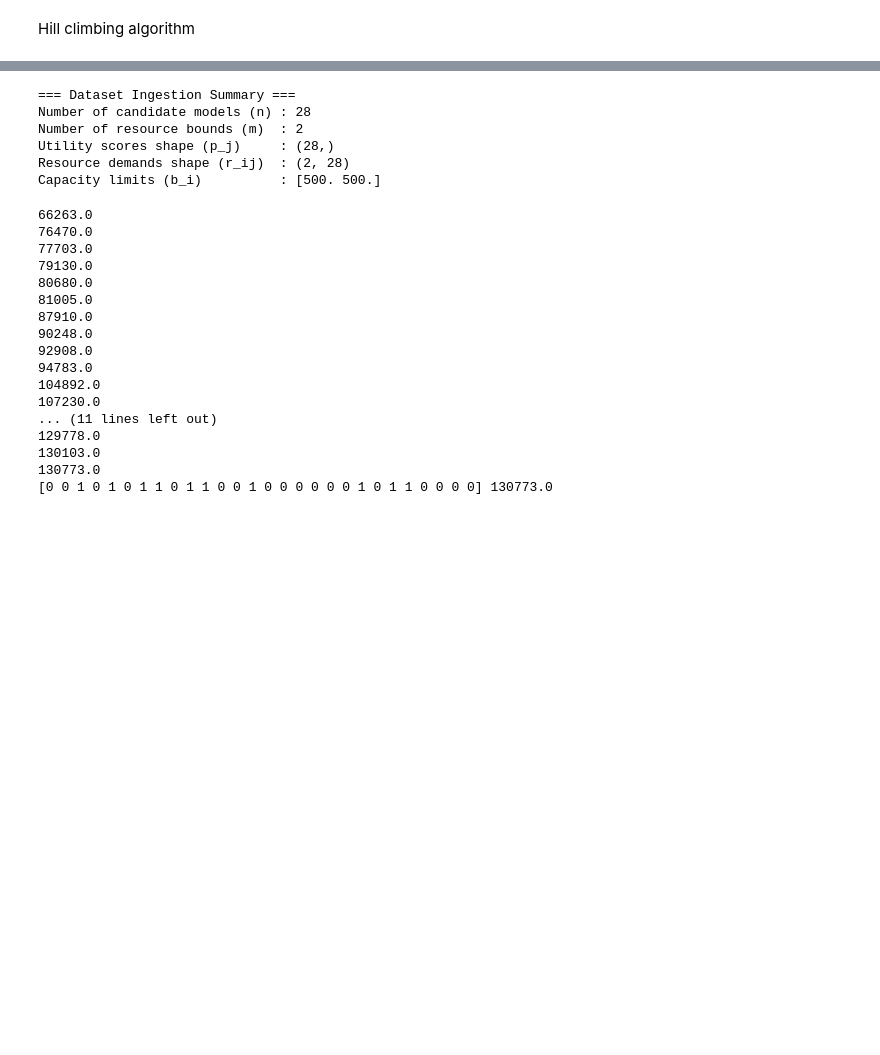
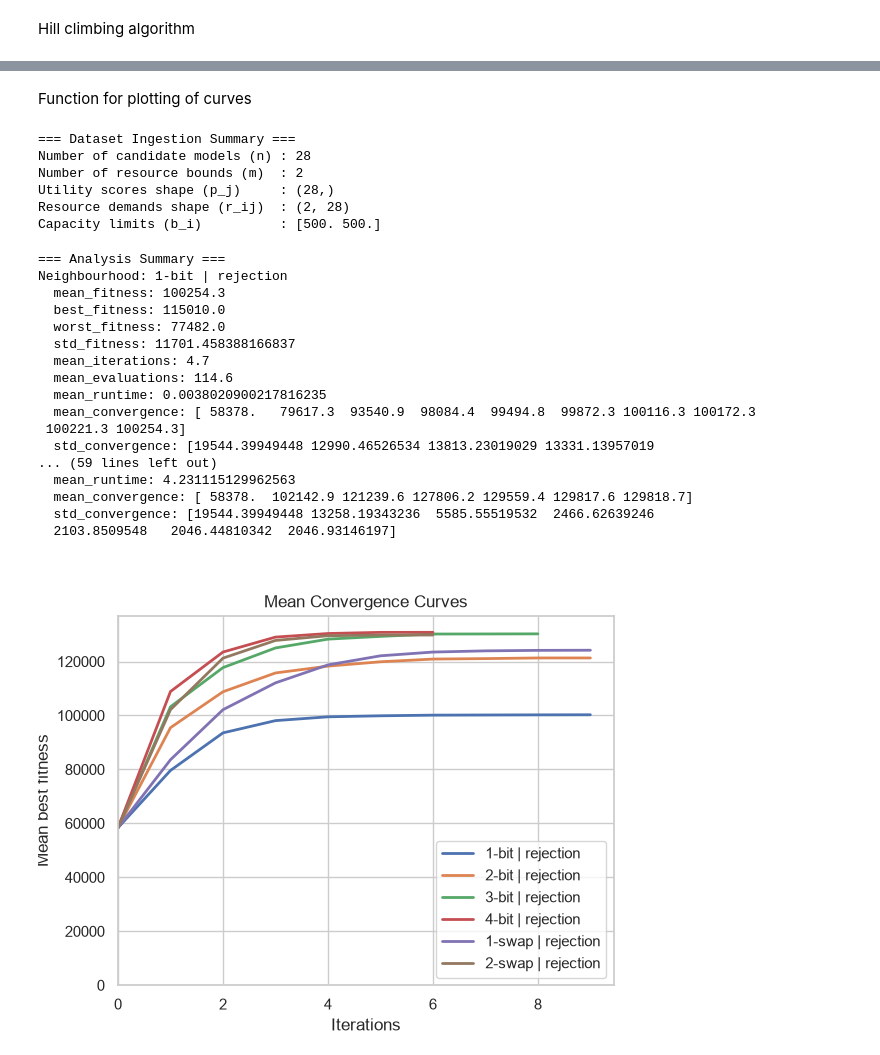
Before and after one commit to Aazm-0/university-assigments, a Jupyter notebook: metahuristics/notebooks/assigment.ipynb, the cells around one changed output, grey strips where cells are left out. Drawn from its saved outputs; the diff is of its cells as text; code cells hidden in the pictures; blank space fills up the shorter version.

```diff
--- a/metahuristics/notebooks/assigment.ipynb
+++ b/metahuristics/notebooks/assigment.ipynb
@@ -21,7 +30,7 @@ def is_feasible(x:np.ndarray,r:np.ndarray,b:np.ndarray):
 # %% [markdown]
 Helper: Generation of initial state using seed so its reproducible
 # %%
-rng = np.random.default_rng(44)
+# rng = np.random.default_rng(44)
 def generate_initial_state(seed,size:int,demands,capacities):
     # Will repeat until initial feasible state is acquired although the deterministic first value for seed 42 is feasible anywhay
     while True:
@@ -62,19 +155,20 @@ def generate_neighbours_multi_bit(x:np.ndarray,k:int):
 Neigbourhood selction function
 # %%
 # Choosing a better neighbour
-def best_neighbour(x:np.ndarray,p:np.ndarray,r:np.ndarray,b,m:callable,*args):
-    neighbours = m(x,*args)
+def best_neighbour(x:np.ndarray,p:np.ndarray,r:np.ndarray,b,m:callable,constraint_handler,*args):
+    neighbours = constraint_handler(m(x,*args),p,r,b)
     best_state = None
     best_fitness = fitness(x,p)
-
+    evaluations = 0
     for neighbour in neighbours:
-        if is_feasible(neighbour,r,b):
+        # if is_feasible(neighbour,r,b): This is now modular
             neighbour_fitness = fitness(neighbour,p)
+            evaluations += 1
             if neighbour_fitness > best_fitness:
                 best_state = neighbour
                 best_fitness = neighbour_fitness
-                print(best_fitness)
-    return best_state, best_fitness
+                # print(best_fitness)
+    return best_state, best_fitness, evaluations
 # %% [markdown]
 Hill climbing algorithm
 # %%
@@ -87,0 +216,14 @@ def hill_climbing(state,utilities,demands,capacities,mutation,*args):
+# %%
+neighbourhoods = {
+    "1-bit" : (generate_neighbour_single_bit,()),
+    "2-bit" : (generate_neighbours_multi_bit,(2,)),
+    "3-bit" : (generate_neighbours_multi_bit,(3,)),
+    "4-bit" : (generate_neighbours_multi_bit,(4,)),
+    "1-swap" : (generate_neighbours_multi_swap,(1,)),
+    "2-swap" : (generate_neighbours_multi_swap,(2,)),
+}
+
+constraint_handlers = {
+    "rejection" : constraint_handling_rejection,
+    # "greedy_repair" : constraint_handling_greedy_repair
+}
@@ -87,0 +316,2 @@ def hill_climbing(state,utilities,demands,capacities,mutation,*args):
+# %% [markdown]
+Function for plotting of curves
@@ -101,24 +408,28 @@ Utility scores shape (p_j)     : (28,)
 Resource demands shape (r_ij)  : (2, 28)
 Capacity limits (b_i)          : [500. 500.]
 # %%
-x = generate_initial_state(rng,28,demands,capacities)
-best_state,best_fitness = hill_climbing(x,utilities,demands,capacities,generate_neighbours_multi_bit,3)
-print(best_state,best_fitness)
+results = run_exp(neighbourhoods,10,utilities,demands,capacities,constraint_handlers=constraint_handlers)
+analysis = analyse_results(results)
+print("=== Analysis Summary ===")
+for name,metrics in analysis.items():
+    print(f"Neighbourhood: {name}")
+    for metric_name, value in metrics.items():
+        print(f"  {metric_name}: {value}")
 # %% [output]
-66263.0
-76470.0
-77703.0
-79130.0
-80680.0
-81005.0
-87910.0
-90248.0
-92908.0
-94783.0
-104892.0
-107230.0
-... (11 lines left out)
-129778.0
-130103.0
-130773.0
-[0 0 1 0 1 0 1 1 0 1 1 0 0 1 0 0 0 0 0 0 1 0 1 1 0 0 0 0] 130773.0
+=== Analysis Summary ===
+Neighbourhood: 1-bit | rejection
+  mean_fitness: 100254.3
+  best_fitness: 115010.0
+  worst_fitness: 77482.0
+  std_fitness: 11701.458388166837
+  mean_iterations: 4.7
+  mean_evaluations: 114.6
+  mean_runtime: 0.0038020900217816235
+  mean_convergence: [ 58378.   79617.3  93540.9  98084.4  99494.8  99872.3 100116.3 100172.3
+ 100221.3 100254.3]
+  std_convergence: [19544.39949448 12990.46526534 13813.23019029 13331.13957019
+... (59 lines left out)
+  mean_runtime: 4.231115129962563
+  mean_convergence: [ 58378.  102142.9 121239.6 127806.2 129559.4 129817.6 129818.7]
+  std_convergence: [19544.39949448 13258.19343236  5585.55519532  2466.62639246
+  2103.8509548   2046.44810342  2046.93146197]
@@ -124,0 +439,5 @@ print(best_state,best_fitness)
+# %%
+# The graphs
+plot_convergance(analysis)
+# %% [output]
+[figure, added]
```
Also changed, not shown: parts of 12 cells of this notebook.
